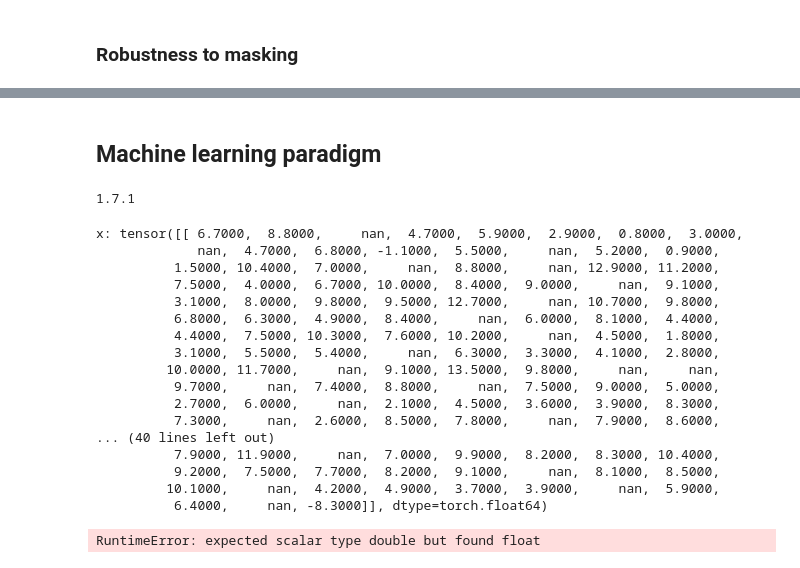
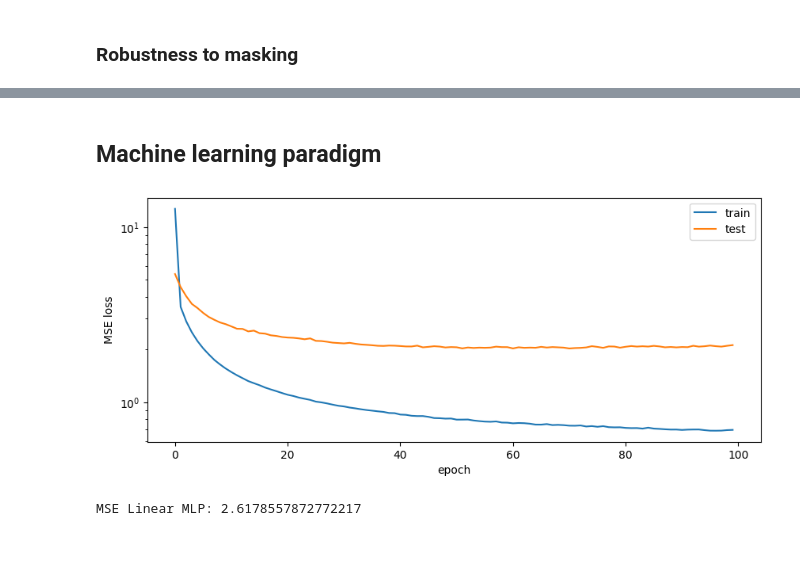
Before and after one commit to leocatteau/Meteo-France, a Jupyter notebook: guide.ipynb, the cells around one changed output, grey strips where cells are left out. Saved outputs shown, nothing was run; the diff lists cells and outputs as text; code cells hidden in the pictures.

```diff
--- a/guide.ipynb
+++ b/guide.ipynb
@@ -221,64 +209,49 @@ plt.show()
 # %% [markdown]
-## Machine learning paradigm
+## Machine learning paradigm <a class="anchor" id="fifth-bullet"></a>
 # %%
 from data_provider.data_factory import data_provider
-from models.baseline import mean_fill, svd, linear, linear_MLP
+from models.baseline import linear_MLP
+from experiments.basics import train
 
 from types import SimpleNamespace
 from sklearn.metrics import mean_squared_error
-import torch
-print(torch.__version__)
-import torch.nn as nn
-from tqdm import tqdm
-# %% [output]
-1.7.1
-# %%
-def train(model, train_dataloader, test_dataloader, lr=0.001, epochs=100, verbose=False):
-        device = torch.device("cuda" if torch.cuda.is_available() else "cpu")
-        model.to(device)
-        criterion = nn.MSELoss()
-        optimizer = torch.optim.Adam(model.parameters(), lr=lr)
-
-        train_losses = []
-        test_losses = []
-        for epoch in tqdm(range(epochs)):
-            train_loss = 0.00
-            for x, y in train_dataloader:
-                # x = x.float().to(device)
-                mask = torch.isnan(x)
-                y_pred = model(x)
 # %%
 args = SimpleNamespace()
 args.data = 'bdclim_clean_sequence_mask'
 args.root_path = 'datasets/'
 args.data_path = 'bdclim_safran_2022-2024.nc'
 args.scale = False
-args.batch_size = 1
-args.mask_proba = 0.25
-args.mask_len = 24*10
+args.batch_size = 100
+args.mask_proba = 0.7
+args.mask_len = 24*30
 
 train_dataset, train_dataloader = data_provider(args, flag='train')
 test_dataset, test_dataloader = data_provider(args, flag='test')
 X_train, y_train = train_dataset[:]
 # %%
 linear_MLP_model = linear_MLP(seq_dim=X_train.shape[1])
-train_loss, test_loss = train(model=linear_MLP_model, train_dataloader=train_dataloader, test_dataloader=test_dataloader, lr=0.01, epochs=100, verbose=True)
+train_loss, test_loss = train(model=linear_MLP_model,
+                              train_dataloader=train_dataloader,
+                              test_dataloader=test_dataloader,
+                              lr=0.001, epochs=100)
-# %% [output]
-x: tensor([[ 6.7000,  8.8000,     nan,  4.7000,  5.9000,  2.9000,  0.8000,  3.0000,
-             nan,  4.7000,  6.8000, -1.1000,  5.5000,     nan,  5.2000,  0.9000,
-          1.5000, 10.4000,  7.0000,     nan,  8.8000,     nan, 12.9000, 11.2000,
-          7.5000,  4.0000,  6.7000, 10.0000,  8.4000,  9.0000,     nan,  9.1000,
-          3.1000,  8.0000,  9.8000,  9.5000, 12.7000,     nan, 10.7000,  9.8000,
-          6.8000,  6.3000,  4.9000,  8.4000,     nan,  6.0000,  8.1000,  4.4000,
-          4.4000,  7.5000, 10.3000,  7.6000, 10.2000,     nan,  4.5000,  1.8000,
-          3.1000,  5.5000,  5.4000,     nan,  6.3000,  3.3000,  4.1000,  2.8000,
-         10.0000, 11.7000,     nan,  9.1000, 13.5000,  9.8000,     nan,     nan,
-          9.7000,     nan,  7.4000,  8.8000,     nan,  7.5000,  9.0000,  5.0000,
-          2.7000,  6.0000,     nan,  2.1000,  4.5000,  3.6000,  3.9000,  8.3000,
-          7.3000,     nan,  2.6000,  8.5000,  7.8000,     nan,  7.9000,  8.6000,
-... (40 lines left out)
-          7.9000, 11.9000,     nan,  7.0000,  9.9000,  8.2000,  8.3000, 10.4000,
-          9.2000,  7.5000,  7.7000,  8.2000,  9.1000,     nan,  8.1000,  8.5000,
-         10.1000,     nan,  4.2000,  4.9000,  3.7000,  3.9000,     nan,  5.9000,
-          6.4000,     nan, -8.3000]], dtype=torch.float64)
-RuntimeError: expected scalar type double but found float
+# %%
+plt.figure(figsize=(10, 4))
+plt.plot(train_loss, label='train')
+plt.plot(test_loss, label='test')
+plt.yscale('log')
+plt.xlabel('epoch')
+plt.ylabel('MSE loss')
+plt.legend()
+plt.show()
+# %% [output]
+[figure, added]
+# %%
+test_dataset, test_dataloader = data_provider(args, flag='test')
+X_test, y_test = test_dataset[:]
+
+y_pred_linear = linear_MLP_model(X_test).detach().numpy()
+MSE_linear = mean_squared_error(y_pred_linear, y_test)
+
+print(f'MSE Linear MLP: {MSE_linear}')
+# %% [output]
+MSE Linear MLP: 2.6178557872772217
```
Also changed, not shown: parts of 24 cells of this notebook, 9 other files.
